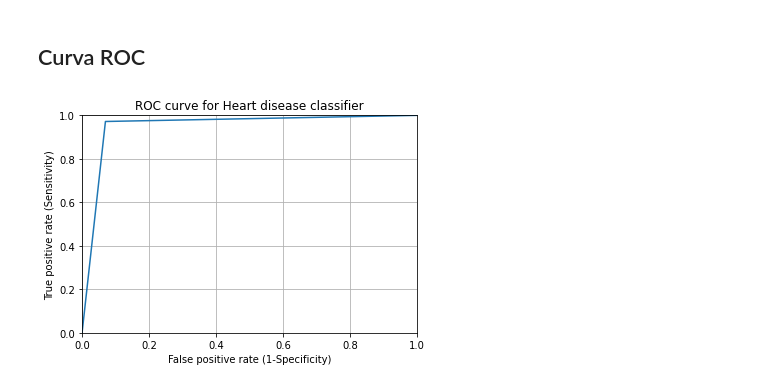
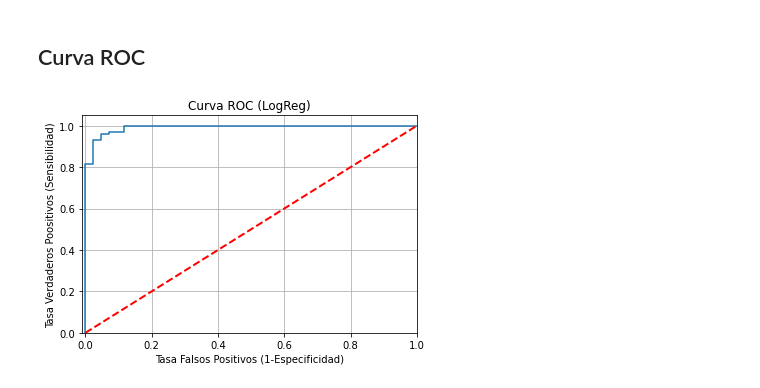
Before and after one commit to txusser/Master_IA_Sanidad, a Jupyter notebook: Modulo_2/2_3_4_Proyecto_Arboles_de_decision.ipynb, the cells around one changed output. Cells and saved outputs as stored; diff of their text form; code cells hidden in the pictures.

```diff
--- a/Modulo_2/2_3_4_Proyecto_Arboles_de_decision.ipynb
+++ b/Modulo_2/2_3_4_Proyecto_Arboles_de_decision.ipynb
@@ -142,7 +162,7 @@ print(" - y_test:", y_test.shape)
 # %% [markdown]
 ## Árbol de decisión
 # %%
+# Es hora de configurar nuestro clasificador y ajustar el modelo a los datos
 from sklearn.tree import DecisionTreeClassifier
-clf = DecisionTreeClassifier(criterion='gini', max_depth=2)
-clf.fit(X_train, y_train)
-y_test_pred = clf.predict(X_test)
+clf_dt = DecisionTreeClassifier(criterion='gini', max_depth=2)
+clf_dt.fit(X_train, y_train)
@@ -167,9 +198,9 @@ https://www.kaggle.com/neisha/heart-disease-prediction-using-logistic-regression
 # %%
 # Simplemente hemos de importar el modelo adecuado y aplicarlo sobre los datos preparados
 from sklearn.linear_model import LogisticRegression
-clf = LogisticRegression()
-clf.fit(X_train, y_train)
-y_test_pred = clf.predict(X_test)
+clf_lr = LogisticRegression()
+clf_lr.fit(X_train, y_train)
+y_test_pred = clf_lr.predict(X_test)
 
 acc = accuracy_score(y_test, y_test_pred) * 100
 print("La precisión del modelo (LogReg) es de: {:0.2f}".format(acc))
@@ -177,15 +208,22 @@ print("La precisión del modelo (LogReg) es de: {:0.2f}".format(acc))
 La precisión del modelo (LogReg) es de: 95.61
 # %% [markdown]
 ## Curva ROC
-# %%
-from sklearn.metrics import roc_curve
-fpr, tpr, thresholds = roc_curve(y_test, y_test_pred)
-plt.plot(fpr,tpr)
-plt.xlim([0.0, 1.0])
-plt.ylim([0.0, 1.0])
-plt.title('ROC curve for Heart disease classifier')
-plt.xlabel('False positive rate (1-Specificity)')
-plt.ylabel('True positive rate (Sensitivity)')
-plt.grid(True)
-# %% [output]
-[figure, removed]
+# %%
+# Exploramos ahora la forma de la curva ROC
+from sklearn.metrics import roc_curve
+# Calculamos los valores de probabilidad asginados por el modelo sobre el conunto
+# de prueba
+y_score = clf_lr.predict_proba(X_test)
+# Y obtenemos la tasa de falsos positivos y verdaderos positivos
+fpr, tpr, thresholds = roc_curve(y_test, y_score[:,1])
+# La curva ROC representa la relación entre ambas métricas
+plt.plot(fpr,tpr)
+plt.plot([0, 1], [0, 1], color='red', lw=2, linestyle='--')
+plt.xlim([-0.01, 1.0])
+plt.ylim([0.0, 1.05])
+plt.title('Curva ROC (LogReg)')
+plt.xlabel('Tasa Falsos Positivos (1-Especificidad)')
+plt.ylabel('Tasa Verdaderos Poositivos (Sensibilidad)')
+plt.grid(True)
+# %% [output]
+[figure, added]
```
Also changed, not shown: parts of 14 cells of this notebook.
